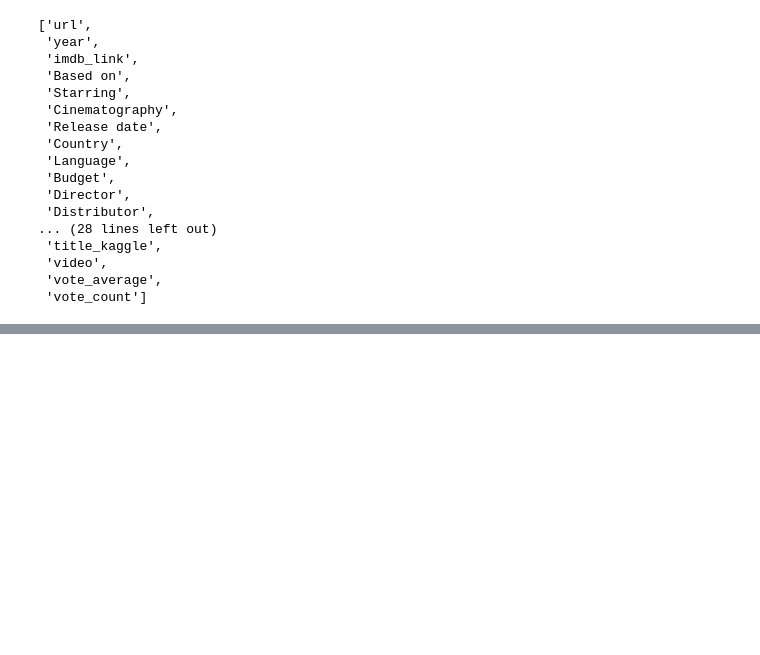
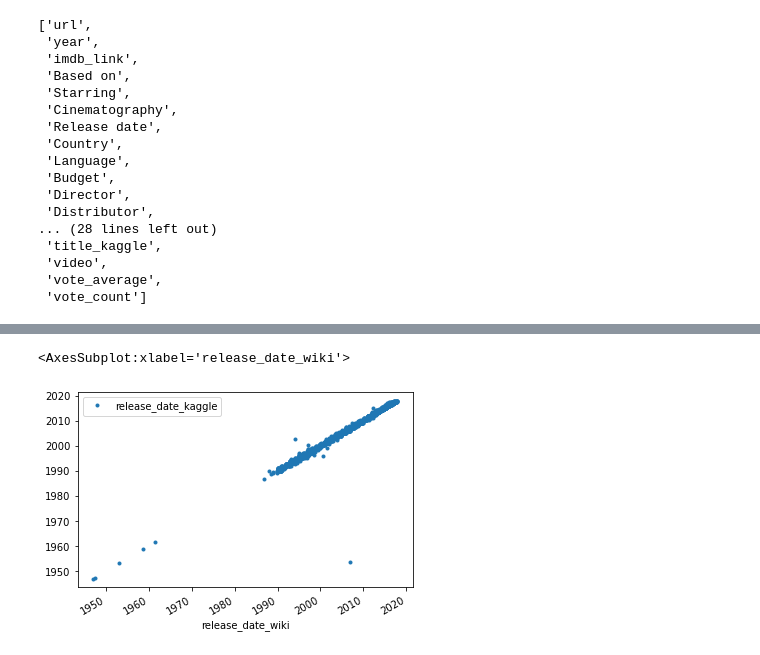
Before and after one commit to farbodjs/Movies-ETL, a Jupyter notebook: Movies-ETL.ipynb, the cells around one changed output, grey strips where cells are left out. Saved outputs shown, nothing was run; the diff lists cells and outputs as text; code cells hidden in the pictures; blank space fills up the shorter version.

```diff
--- a/Movies-ETL.ipynb
+++ b/Movies-ETL.ipynb
@@ -750,0 +766,9 @@ movies_df = movies_df.drop('running_time',axis='columns')
+# %%
+#keeping kaggle 'revenue' and ommiting box_office
+movies_df = movies_df.drop('box_office',axis='columns')
+# %%
+# comparing kaggle and wikipedia release_date to determine which one should be ommited
+movies_df[['release_date_wiki','release_date_kaggle']].plot(x='release_date_wiki', y='release_date_kaggle', style='.')
+# %% [output]
+<AxesSubplot:xlabel='release_date_wiki'>
+[figure, added]
```
Also changed, not shown: parts of 14 cells of this notebook.
